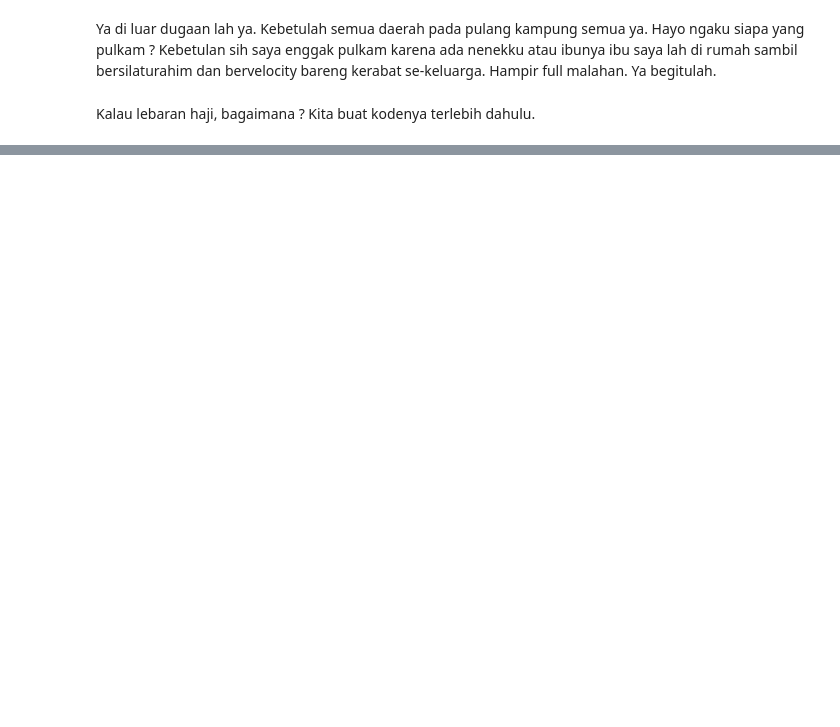
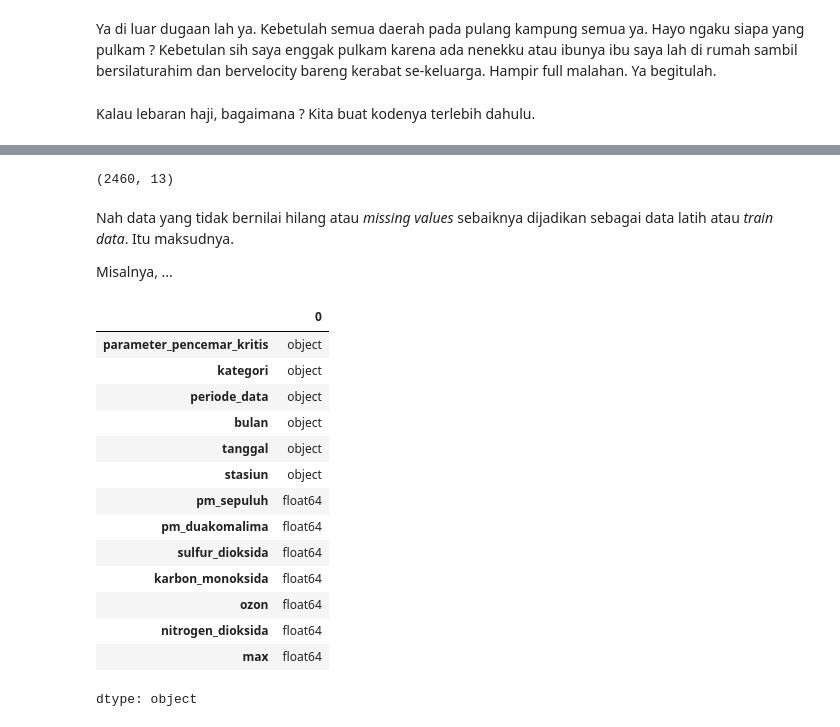
Before and after one commit to naufal-web/air_pollution_in_jakarta, a Jupyter notebook: polusi_udara_di_jakarta.ipynb, the cells around one changed output, grey strips where cells are left out. Saved outputs shown, nothing was run; the diff lists cells and outputs as text; code cells hidden in the pictures; blank space fills up the shorter version.

```diff
--- a/polusi_udara_di_jakarta.ipynb
+++ b/polusi_udara_di_jakarta.ipynb
@@ -1570,0 +1611,26 @@ Kalo saran saya sih untuk data dari pihak LH sebaiknya lebih memahami kembali ap
+# %%
+this_not_null_dataframe.shape
+# %% [output]
+(2460, 13)
+# %% [markdown]
+Nah data yang tidak bernilai hilang atau *missing values* sebaiknya dijadikan sebagai data latih atau *train data*. Itu maksudnya.
+
+Misalnya, ...
+# %%
+this_not_null_dataframe.dtypes
+# %% [output]
+|  | 0 |
+| parameter_pencemar_kritis | object |
+| kategori | object |
+| periode_data | object |
+| bulan | object |
+| tanggal | object |
+| stasiun | object |
+| pm_sepuluh | float64 |
+| pm_duakomalima | float64 |
+| sulfur_dioksida | float64 |
+| karbon_monoksida | float64 |
+| ozon | float64 |
+| nitrogen_dioksida | float64 |
+| max | float64 |
+dtype: object
```
Also changed, not shown: parts of 14 cells of this notebook.
